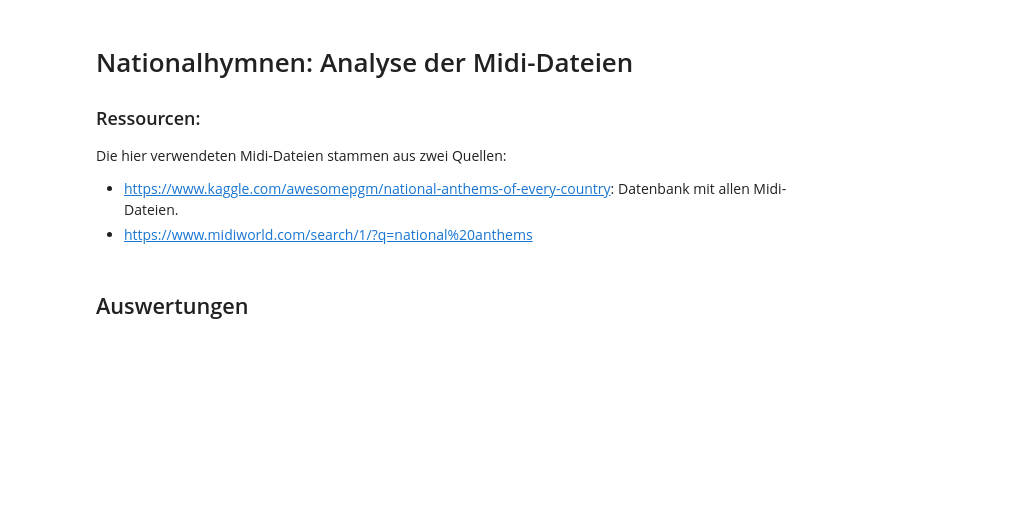
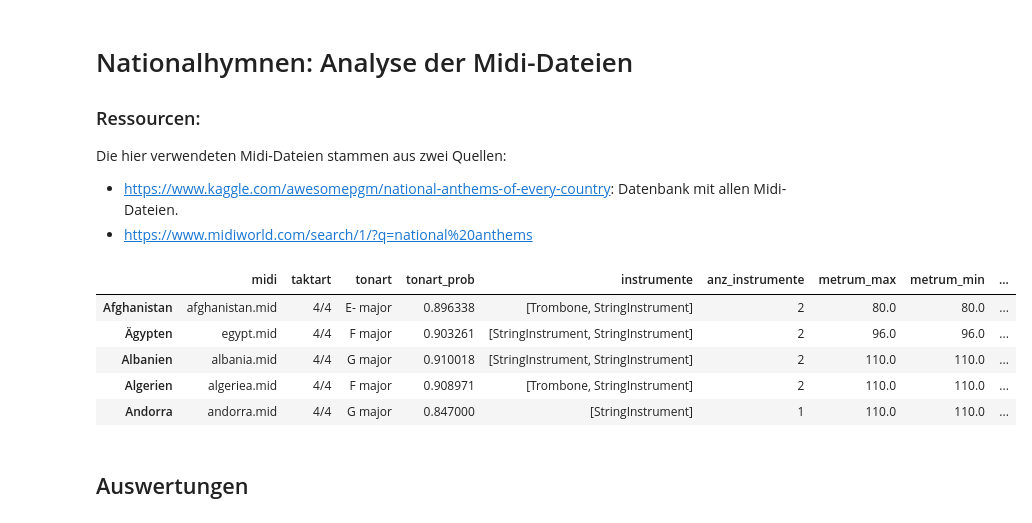
Before and after one commit to tamedia-ddj/2019-07_nationalhymnen, a Jupyter notebook: 2_nationalhymnen_musikanalyse.ipynb, the cells around one changed output. Saved outputs shown, nothing was run; the diff lists cells and outputs as text; code cells hidden in the pictures; blank space fills up the shorter version.

```diff
--- a/2_nationalhymnen_musikanalyse.ipynb
+++ b/2_nationalhymnen_musikanalyse.ipynb
@@ -63,3 +94,13 @@ df = pd.merge(df[['midi']], pd.DataFrame.from_dict(analyse_dict, orient='index',
+# %%
+# Ein erster Blick auf die Daten.
+df.head()
+# %% [output]
+|  | midi | taktart | tonart | tonart_prob | instrumente | anz_instrumente | metrum_max | metrum_min | ... |
+| Afghanistan | afghanistan.mid | 4/4 | E- major | 0.896338 | [Trombone, StringInstrument] | 2 | 80.0 | 80.0 | ... |
+| Ägypten | egypt.mid | 4/4 | F major | 0.903261 | [StringInstrument, StringInstrument] | 2 | 96.0 | 96.0 | ... |
+| Albanien | albania.mid | 4/4 | G major | 0.910018 | [StringInstrument, StringInstrument] | 2 | 110.0 | 110.0 | ... |
+| Algerien | algeriea.mid | 4/4 | F major | 0.908971 | [Trombone, StringInstrument] | 2 | 110.0 | 110.0 | ... |
+| Andorra | andorra.mid | 4/4 | G major | 0.847000 | [StringInstrument] | 1 | 110.0 | 110.0 | ... |
 # %% [markdown]
 ## Auswertungen
 # %%
```
Also changed, not shown: parts of 17 cells of this notebook, 2 other files.
